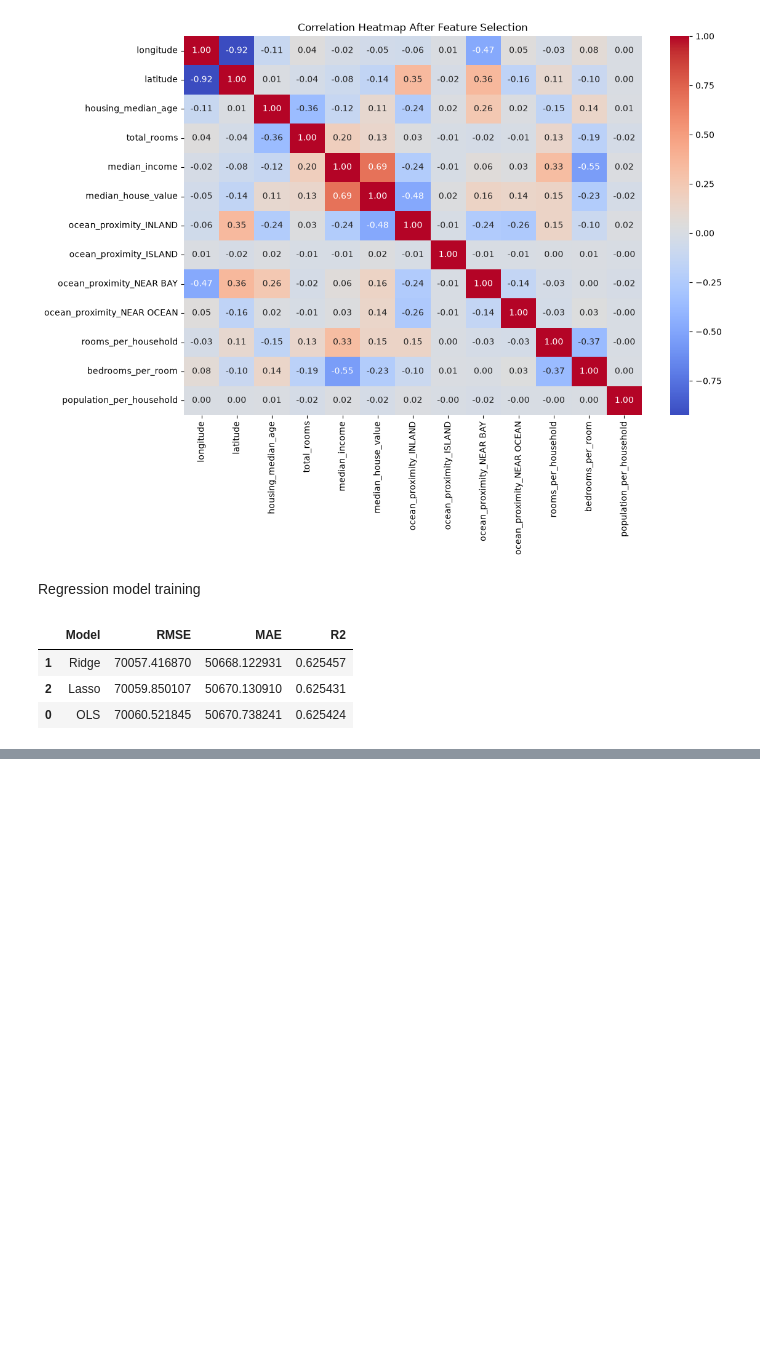
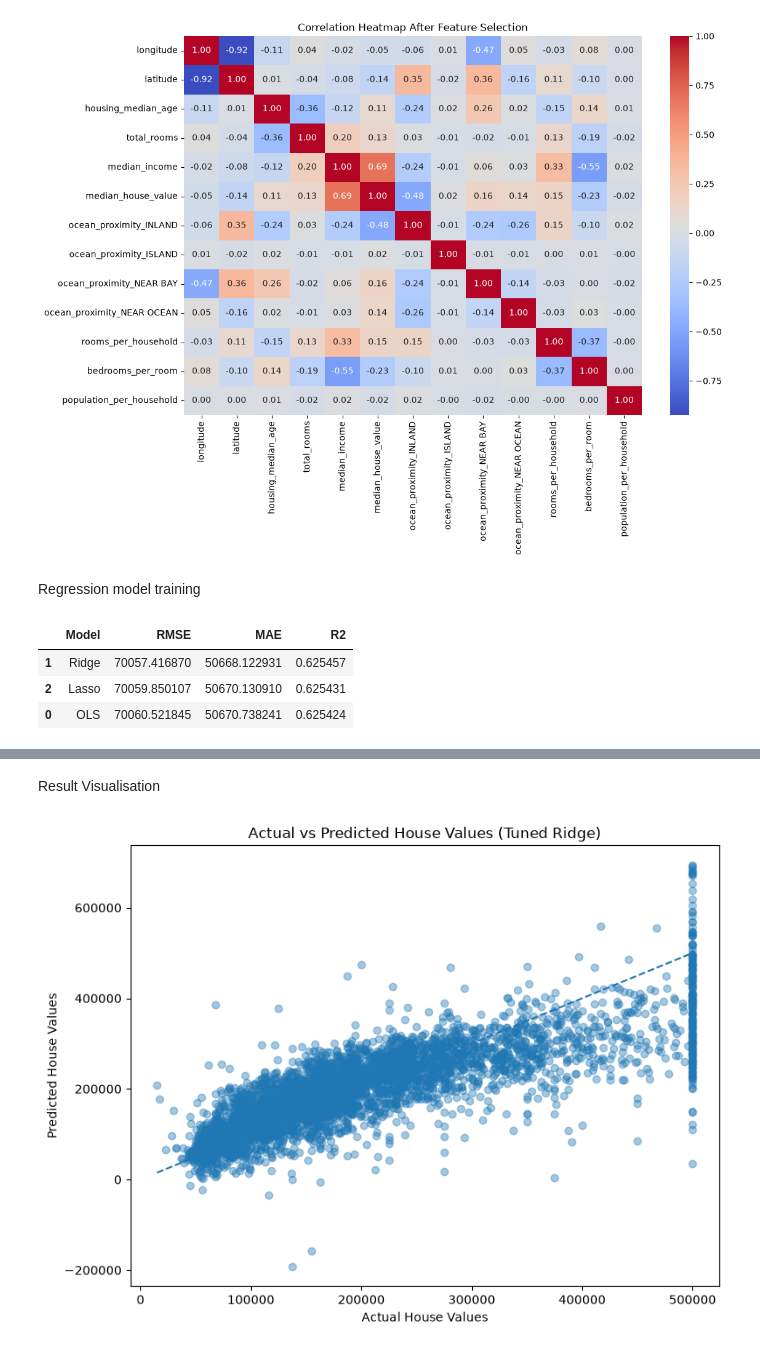
Before and after one commit to seelneas/Datheon_Machine_Learning_-_Data_Science_Internship, a Jupyter notebook: RealEstate_Housing_Price_Prediction/house_price_prediction.ipynb, the cells around one changed output, grey strips where cells are left out. Drawn from its saved outputs; the diff is of its cells as text; code cells hidden in the pictures; blank space fills up the shorter version.

Commit message:
feat: model comparison and README implementation

```diff
--- a/RealEstate_Housing_Price_Prediction/house_price_prediction.ipynb
+++ b/RealEstate_Housing_Price_Prediction/house_price_prediction.ipynb
@@ -477,0 +520,8 @@ results_df.sort_values(by="RMSE", ascending=True)
+# %%
+# Get the best models
+best_ridge = ridge_grid.best_estimator_
+best_lasso = lasso_grid.best_estimator_
+
+# Predictions
+y_pred_ridge_tuned = best_ridge.predict(X_test)
+y_pred_lasso_tuned = best_lasso.predict(X_test)
@@ -477,0 +558,26 @@ results_df.sort_values(by="RMSE", ascending=True)
+# %% [markdown]
+Result Visualisation
+# %%
+# Actual vs Predicted Values
+plt.figure(figsize=(8, 6))
+
+plt.scatter(
+    y_test,
+    y_pred_ridge_tuned,
+    alpha=0.4
+)
+
+# Perfect prediction reference line
+plt.plot(
+    [y_test.min(), y_test.max()],
+    [y_test.min(), y_test.max()],
+    linestyle="--"
+)
+
+plt.xlabel("Actual House Values")
+plt.ylabel("Predicted House Values")
+plt.title("Actual vs Predicted House Values (Tuned Ridge)")
+plt.tight_layout()
+plt.show()
+# %% [output]
+[figure, added]
```
Also changed, not shown: parts of 7 cells of this notebook, 1 other file.
